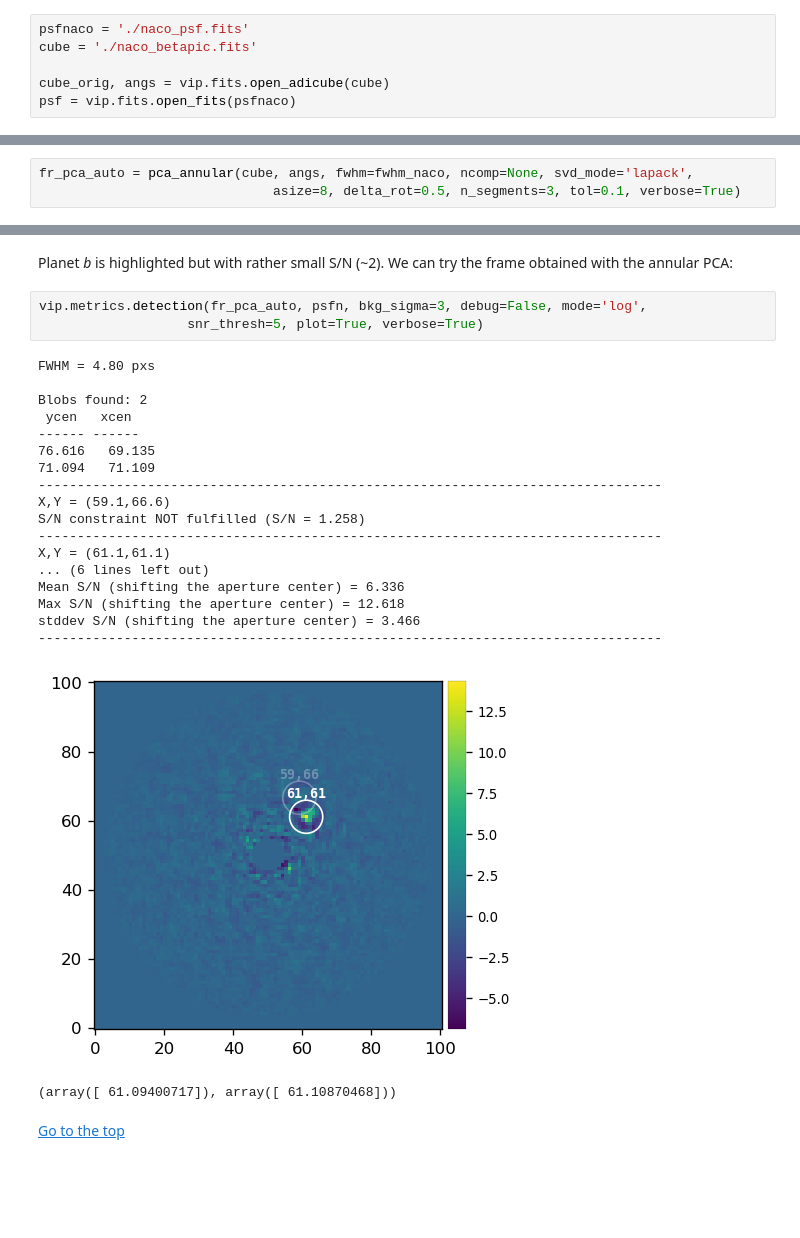
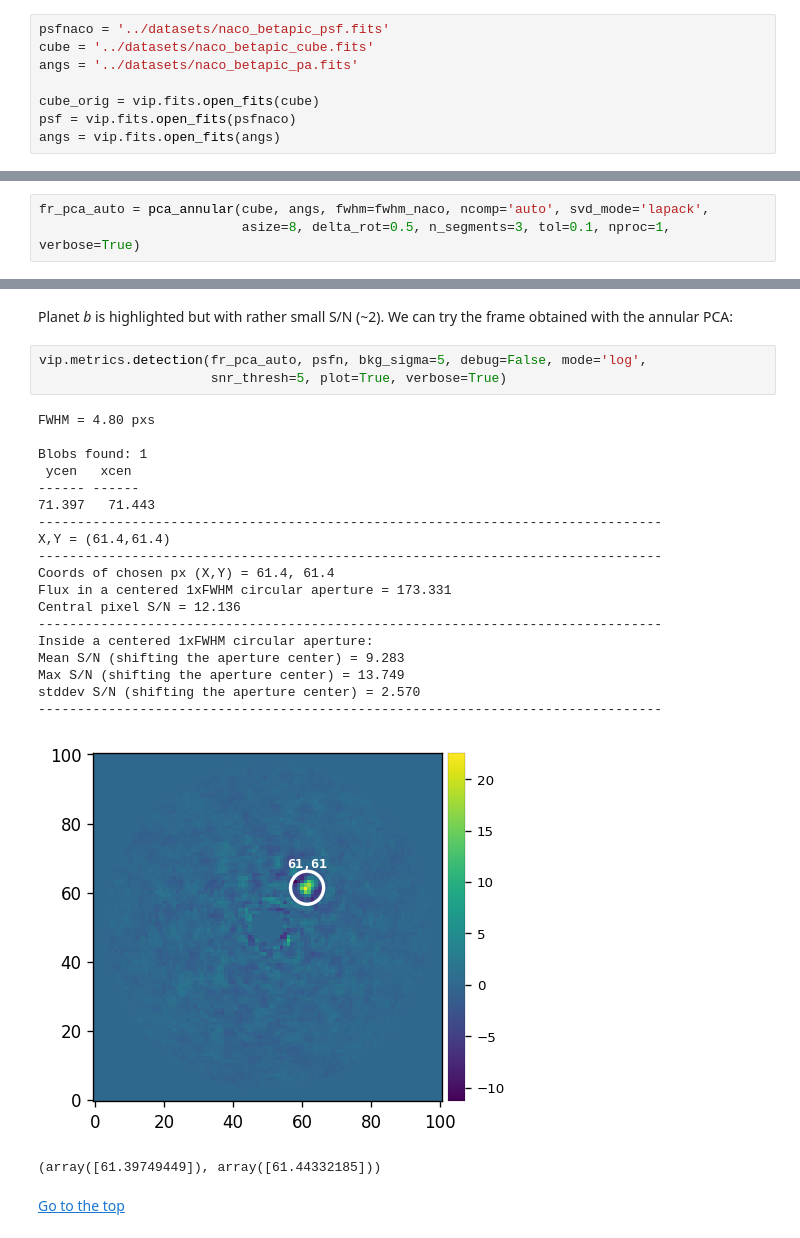
Before and after one commit to carlos-gg/VIP_extras, a Jupyter notebook: tutorials/01_adi_pre-postproc_fluxpos_ccs.ipynb, the cells around one changed output, grey strips where cells are left out. Drawn from its saved outputs; the diff is of its cells as text; blank space fills up the shorter version.

```diff
--- a/tutorials/01_adi_pre-postproc_fluxpos_ccs.ipynb
+++ b/tutorials/01_adi_pre-postproc_fluxpos_ccs.ipynb
@@ -91,9 +90,11 @@ It contains a cube and its correspoding parallactic angles. An ADI sequence is a
 
 Now we load the data "in" memory with the functions below:
 # %%
-psfnaco = './naco_psf.fits'
-cube = './naco_betapic.fits'
+psfnaco = '../datasets/naco_betapic_psf.fits'
+cube = '../datasets/naco_betapic_cube.fits'
+angs = '../datasets/naco_betapic_pa.fits'
 
-cube_orig, angs = vip.fits.open_adicube(cube)
+cube_orig = vip.fits.open_fits(cube)
 psf = vip.fits.open_fits(psfnaco)
+angs = vip.fits.open_fits(angs)
 # %% [output]
@@ -546,5 +553,5 @@ The parameter `ncomp` can be set to *None* for letting the algorithm define auto
 # %%
-fr_pca_auto = pca_annular(cube, angs, fwhm=fwhm_naco, ncomp=None, svd_mode='lapack',
-                              asize=8, delta_rot=0.5, n_segments=3, tol=0.1, verbose=True)
+fr_pca_auto = pca_annular(cube, angs, fwhm=fwhm_naco, ncomp='auto', svd_mode='lapack',
+                          asize=8, delta_rot=0.5, n_segments=3, tol=0.1, nproc=1, verbose=True)
 # %% [output]
 --------------------------------------------------------------------------------
@@ -733,28 +740,29 @@ S/N constraint NOT fulfilled (S/N = 1.094)
 # %% [markdown]
 Planet *b* is highlighted but with rather small S/N (~2). We can try the frame obtained with the annular PCA:
 # %%
-vip.metrics.detection(fr_pca_auto, psfn, bkg_sigma=3, debug=False, mode='log',
-                   snr_thresh=5, plot=True, verbose=True)
+vip.metrics.detection(fr_pca_auto, psfn, bkg_sigma=5, debug=False, mode='log',
+                      snr_thresh=5, plot=True, verbose=True)
 # %% [output]
 FWHM = 4.80 pxs
 
-Blobs found: 2
+Blobs found: 1
  ycen   xcen
 ------ ------
-76.616   69.135
-71.094   71.109
+71.397   71.443
 --------------------------------------------------------------------------------
-X,Y = (59.1,66.6)
-S/N constraint NOT fulfilled (S/N = 1.258)
+X,Y = (61.4,61.4)
 --------------------------------------------------------------------------------
-X,Y = (61.1,61.1)
-... (6 lines left out)
-Mean S/N (shifting the aperture center) = 6.336
-Max S/N (shifting the aperture center) = 12.618
-stddev S/N (shifting the aperture center) = 3.466
+Coords of chosen px (X,Y) = 61.4, 61.4
+Flux in a centered 1xFWHM circular aperture = 173.331
+Central pixel S/N = 12.136
 --------------------------------------------------------------------------------
+Inside a centered 1xFWHM circular aperture:
+Mean S/N (shifting the aperture center) = 9.283
+Max S/N (shifting the aperture center) = 13.749
+stddev S/N (shifting the aperture center) = 2.570
+--------------------------------------------------------------------------------
-[figure, old version]
+[figure, new version]
-(array([ 61.09400717]), array([ 61.10870468]))
+(array([61.39749449]), array([61.44332185]))
 # %% [markdown]
 [Go to the top](#Table-of-contents)
 # %% [markdown]
```
Also changed, not shown: parts of 48 cells of this notebook.
